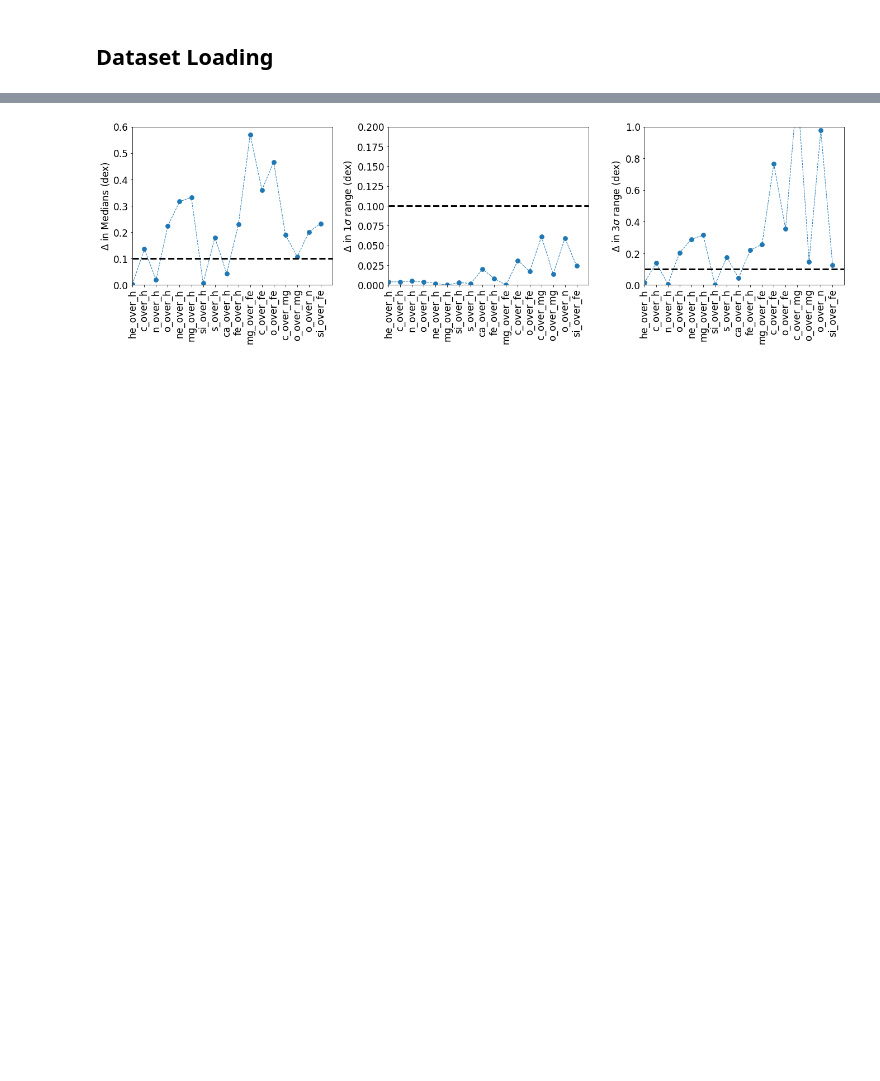
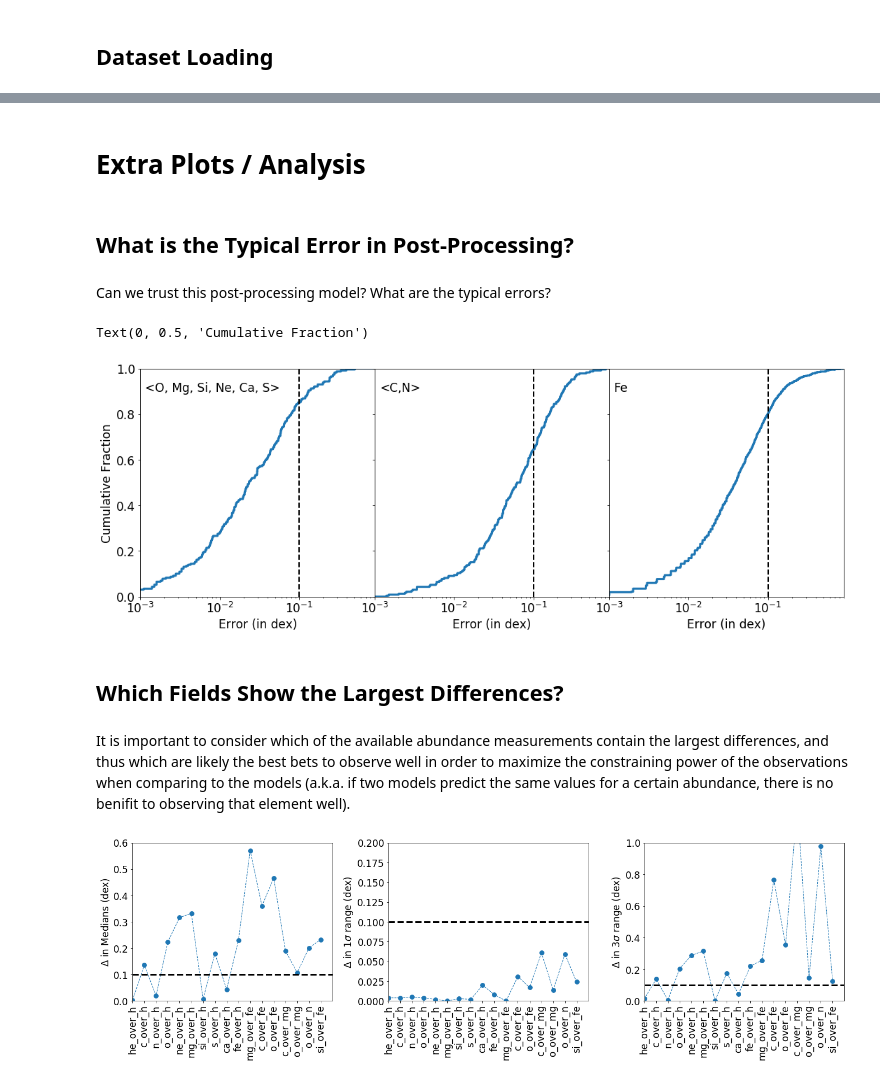
Before and after one commit to aemerick/eeda, a Jupyter notebook: insight/technical_demonstration.ipynb, the cells around one changed output, grey strips where cells are left out. Saved outputs shown, nothing was run; the diff lists cells and outputs as text; code cells hidden in the pictures; blank space fills up the shorter version.

```diff
--- a/insight/technical_demonstration.ipynb
+++ b/insight/technical_demonstration.ipynb
@@ -445,3 +603,54 @@ fig, ax = plt.subplots(1,3)
+# %% [markdown]
+# Extra Plots / Analysis
+# %% [markdown]
+## What is the Typical Error in Post-Processing?
+# %% [markdown]
+Can we trust this post-processing model? What are the typical errors?
+# %%
+fig, ax = plt.subplots(1,3, sharex=True, sharey=True)
+fig.set_size_inches(18,6)
+fig.subplots_adjust(wspace=0,hspace=0)
+
+#
+# group elements by type
+#
+for axi,element_group in enumerate([['o','mg','si','ne','ca','s'],['c','n'],['fe']]):
+
+    diff = np.zeros(all_df['live-simulation'].mass.size)
+    for e in element_group:
+        field = e + '_over_h'
+        diff       = diff + all_df['live-simulation'][field].values - all_df['model-one'][field].values
+    diff = diff / (1.0*(len(element_group)))
+
+
+    diff_stats = compute_statistics(diff, weights = all_df['live-simulation'].mass.values)
+    hist, bins = np.histogram(diff, bins = np.arange(0.0001,2.0,0.0001))
+    bins_mid = 0.5 * (bins[:-1] + bins[1:])
+
+    cum_hist = np.cumsum(hist)
+    ax[axi].step(bins_mid, cum_hist / cum_hist[-1], where='mid', lw = 3)
+    ax[axi].semilogx()
+    ax[axi].set_ylim(0.0,1.0)
+    ax[axi].set_xlim(0.001,0.9)
+
+    ax[axi].plot([0.1,0.1], ax[axi].get_ylim(), lw = 2, ls = '--', color = 'black')
+
+
+    ax[axi].set_xlabel(r'Error (in dex)')
+
+xy = (0.02, 0.9)
+ax[0].annotate(r"<O, Mg, Si, Ne, Ca, S>", xy, xytext=xy, xycoords='axes fraction')
+ax[1].annotate(r"<C,N>", xy, xytext=xy, xycoords='axes fraction')
+ax[2].annotate(r"Fe", xy, xytext=xy, xycoords='axes fraction')
+ax[0].set_ylabel(r'Cumulative Fraction')
+#plt.tight_layout()
+# %% [output]
+Text(0, 0.5, 'Cumulative Fraction')
+[figure, added]
+# %% [markdown]
+## Which Fields Show the Largest Differences?
+# %% [markdown]
+It is important to consider which of the available abundance measurements contain the largest differences, and thus which are likely the best bets to observe well in order to maximize the constraining power of the observations when comparing to the models (a.k.a. if two models predict the same values for a certain abundance, there is no benifit to observing that element well).
 # %%
 fields = [x for x in all_df['model-one'].columns if '_over_' in x]
 
```
Also changed, not shown: parts of 17 cells of this notebook.
